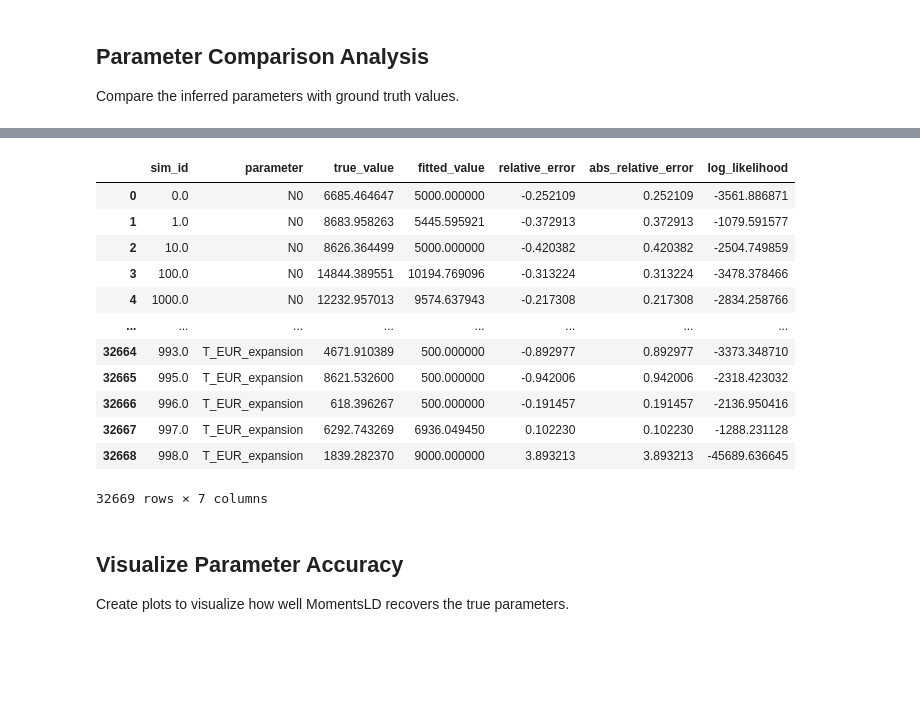
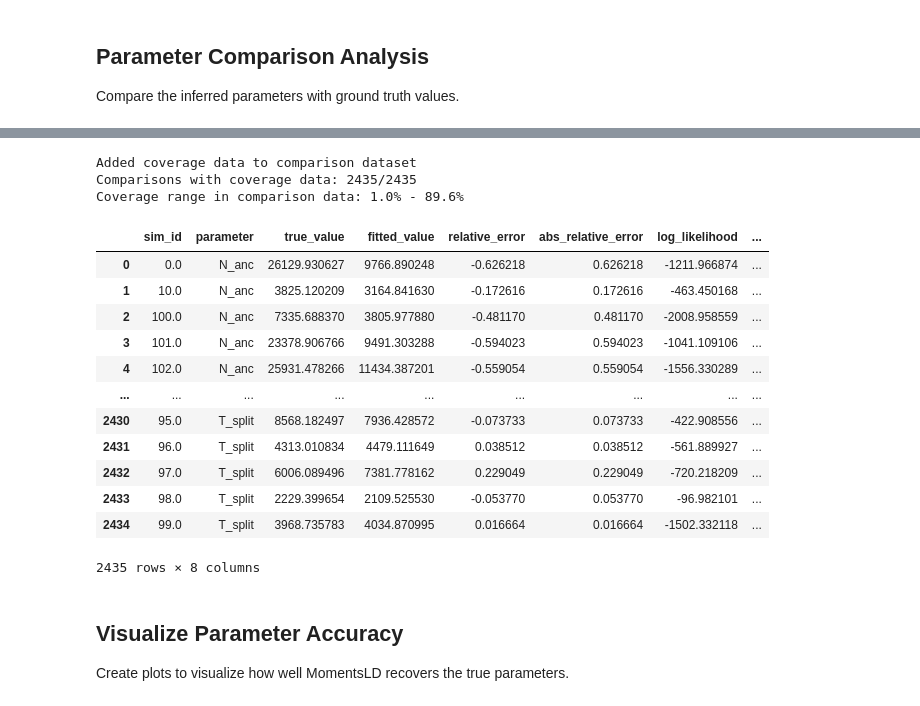
Before and after one commit to ak1376/Infer_Demography, a Jupyter notebook: notebooks/momentsld_parameter_analysis.ipynb, the cells around one changed output, grey strips where cells are left out. Cells and saved outputs as stored; diff of their text form; code cells hidden in the pictures; blank space fills up the shorter version.

```diff
--- a/notebooks/momentsld_parameter_analysis.ipynb
+++ b/notebooks/momentsld_parameter_analysis.ipynb
@@ -31,7 +32,7 @@ plt.rcParams['font.size'] = 12
 Define paths to the experiment directories containing simulations and MomentsLD results.
 # %%
 # Define base paths
-base_path = Path('/home/akapoor/kernlab/Infer_Demography/experiments/drosophila_three_epoch/')
+base_path = Path('/home/akapoor/kernlab/Infer_Demography/experiments/split_isolation/')
 simulations_path = base_path / 'simulations'
 inferences_path = base_path / 'inferences'
 
@@ -311,19 +363,40 @@ T_EUR_expansion   4667  0.1002  2.0908 -0.4018 -0.7425 -0.0152
 # %%
+# Add coverage data to the comparison dataset if available
+if not comparison_df.empty and 'coverage_percent' in gt_df.columns:
+    # Create sim_id to coverage mapping
+    coverage_map = gt_df.set_index('sim_id')['coverage_percent'].to_dict()
+
+    # Add coverage data to comparison_df
+    comparison_df['coverage_percent'] = comparison_df['sim_id'].map(coverage_map)
+
+    print(f"\nAdded coverage data to comparison dataset")
+    print(f"Comparisons with coverage data: {comparison_df['coverage_percent'].notna().sum()}/{len(comparison_df)}")
+
+    if comparison_df['coverage_percent'].notna().sum() > 0:
+        print(f"Coverage range in comparison data: {comparison_df['coverage_percent'].min():.1f}% - {comparison_df['coverage_percent'].max():.1f}%")
+else:
+    print("\nNo coverage data available for comparison dataset")
+    comparison_df['coverage_percent'] = np.nan
+
+# Display the updated comparison dataframe
 comparison_df
 # %% [output]
+Added coverage data to comparison dataset
+Comparisons with coverage data: 2435/2435
+Coverage range in comparison data: 1.0% - 89.6%
-|  | sim_id | parameter | true_value | fitted_value | relative_error | abs_relative_error | log_likelihood |
-| 0 | 0.0 | N0 | 6685.464647 | 5000.000000 | -0.252109 | 0.252109 | -3561.886871 |
-| 1 | 1.0 | N0 | 8683.958263 | 5445.595921 | -0.372913 | 0.372913 | -1079.591577 |
-| 2 | 10.0 | N0 | 8626.364499 | 5000.000000 | -0.420382 | 0.420382 | -2504.749859 |
-| 3 | 100.0 | N0 | 14844.389551 | 10194.769096 | -0.313224 | 0.313224 | -3478.378466 |
-| 4 | 1000.0 | N0 | 12232.957013 | 9574.637943 | -0.217308 | 0.217308 | -2834.258766 |
-| ... | ... | ... | ... | ... | ... | ... | ... |
-| 32664 | 993.0 | T_EUR_expansion | 4671.910389 | 500.000000 | -0.892977 | 0.892977 | -3373.348710 |
-| 32665 | 995.0 | T_EUR_expansion | 8621.532600 | 500.000000 | -0.942006 | 0.942006 | -2318.423032 |
-| 32666 | 996.0 | T_EUR_expansion | 618.396267 | 500.000000 | -0.191457 | 0.191457 | -2136.950416 |
-| 32667 | 997.0 | T_EUR_expansion | 6292.743269 | 6936.049450 | 0.102230 | 0.102230 | -1288.231128 |
-| 32668 | 998.0 | T_EUR_expansion | 1839.282370 | 9000.000000 | 3.893213 | 3.893213 | -45689.636645 |
+|  | sim_id | parameter | true_value | fitted_value | relative_error | abs_relative_error | log_likelihood | ... |
+| 0 | 0.0 | N_anc | 26129.930627 | 9766.890248 | -0.626218 | 0.626218 | -1211.966874 | ... |
+| 1 | 10.0 | N_anc | 3825.120209 | 3164.841630 | -0.172616 | 0.172616 | -463.450168 | ... |
+| 2 | 100.0 | N_anc | 7335.688370 | 3805.977880 | -0.481170 | 0.481170 | -2008.958559 | ... |
+| 3 | 101.0 | N_anc | 23378.906766 | 9491.303288 | -0.594023 | 0.594023 | -1041.109106 | ... |
+| 4 | 102.0 | N_anc | 25931.478266 | 11434.387201 | -0.559054 | 0.559054 | -1556.330289 | ... |
+| ... | ... | ... | ... | ... | ... | ... | ... | ... |
+| 2430 | 95.0 | T_split | 8568.182497 | 7936.428572 | -0.073733 | 0.073733 | -422.908556 | ... |
+| 2431 | 96.0 | T_split | 4313.010834 | 4479.111649 | 0.038512 | 0.038512 | -561.889927 | ... |
+| 2432 | 97.0 | T_split | 6006.089496 | 7381.778162 | 0.229049 | 0.229049 | -720.218209 | ... |
+| 2433 | 98.0 | T_split | 2229.399654 | 2109.525530 | -0.053770 | 0.053770 | -96.982101 | ... |
+| 2434 | 99.0 | T_split | 3968.735783 | 4034.870995 | 0.016664 | 0.016664 | -1502.332118 | ... |
-32669 rows × 7 columns
+2435 rows × 8 columns
 # %% [markdown]
 ## Visualize Parameter Accuracy
 
```
Also changed, not shown: parts of 13 cells of this notebook, 17 other files.
